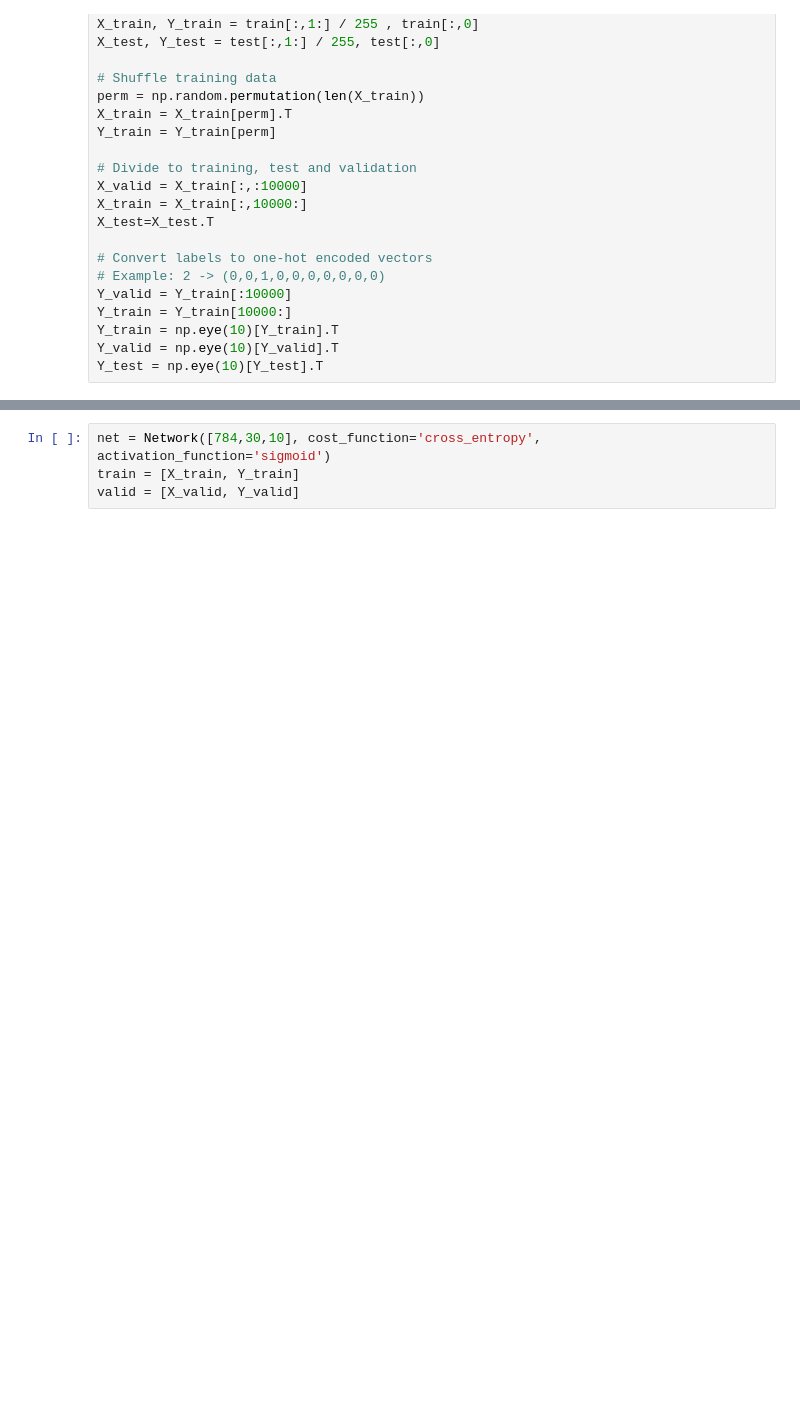
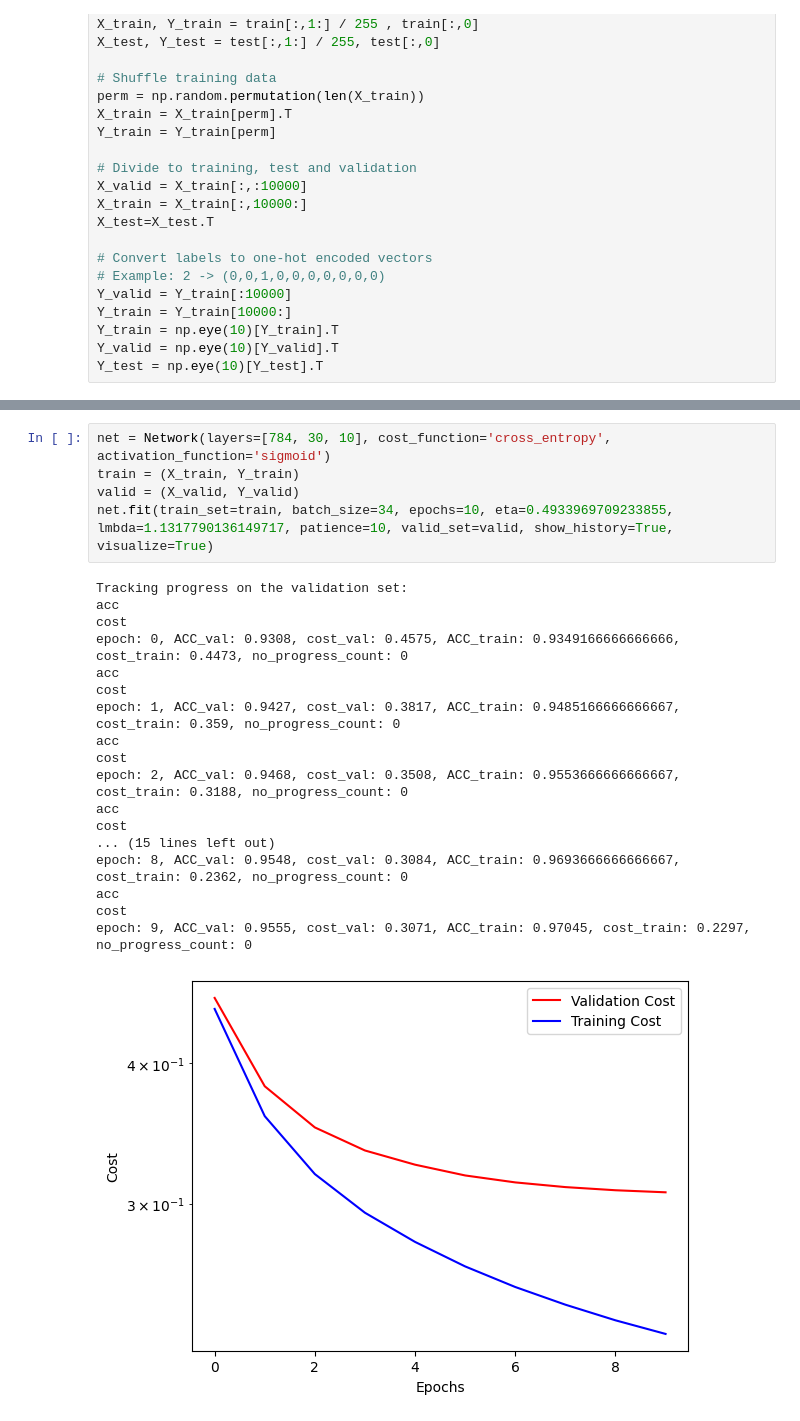
Before and after one commit to vvjft/nn-fs, a Jupyter notebook: MLP_recognizing_digits.ipynb, the cells around one changed output, grey strips where cells are left out. Drawn from its saved outputs; the diff is of its cells as text; blank space fills up the shorter version.

```diff
--- a/MLP_recognizing_digits.ipynb
+++ b/MLP_recognizing_digits.ipynb
@@ -193,4 +332,24 @@ Set up network
 # %%
-net = Network([784,30,10], cost_function='cross_entropy', activation_function='sigmoid')
-train = [X_train, Y_train]
-valid = [X_valid, Y_valid]
+net = Network(layers=[784, 30, 10], cost_function='cross_entropy', activation_function='sigmoid')
+train = (X_train, Y_train)
+valid = (X_valid, Y_valid)
+net.fit(train_set=train, batch_size=34, epochs=10, eta=0.4933969709233855, lmbda=1.1317790136149717, patience=10, valid_set=valid, show_history=True, visualize=True)
+# %% [output]
+Tracking progress on the validation set:
+acc
+cost
+epoch: 0, ACC_val: 0.9308, cost_val: 0.4575, ACC_train: 0.9349166666666666, cost_train: 0.4473, no_progress_count: 0
+acc
+cost
+epoch: 1, ACC_val: 0.9427, cost_val: 0.3817, ACC_train: 0.9485166666666667, cost_train: 0.359, no_progress_count: 0
+acc
+cost
+epoch: 2, ACC_val: 0.9468, cost_val: 0.3508, ACC_train: 0.9553666666666667, cost_train: 0.3188, no_progress_count: 0
+acc
+cost
+... (15 lines left out)
+epoch: 8, ACC_val: 0.9548, cost_val: 0.3084, ACC_train: 0.9693666666666667, cost_train: 0.2362, no_progress_count: 0
+acc
+cost
+epoch: 9, ACC_val: 0.9555, cost_val: 0.3071, ACC_train: 0.97045, cost_train: 0.2297, no_progress_count: 0
+[figure, added]
```
Also changed, not shown: parts of 13 cells of this notebook, 3 other files.
